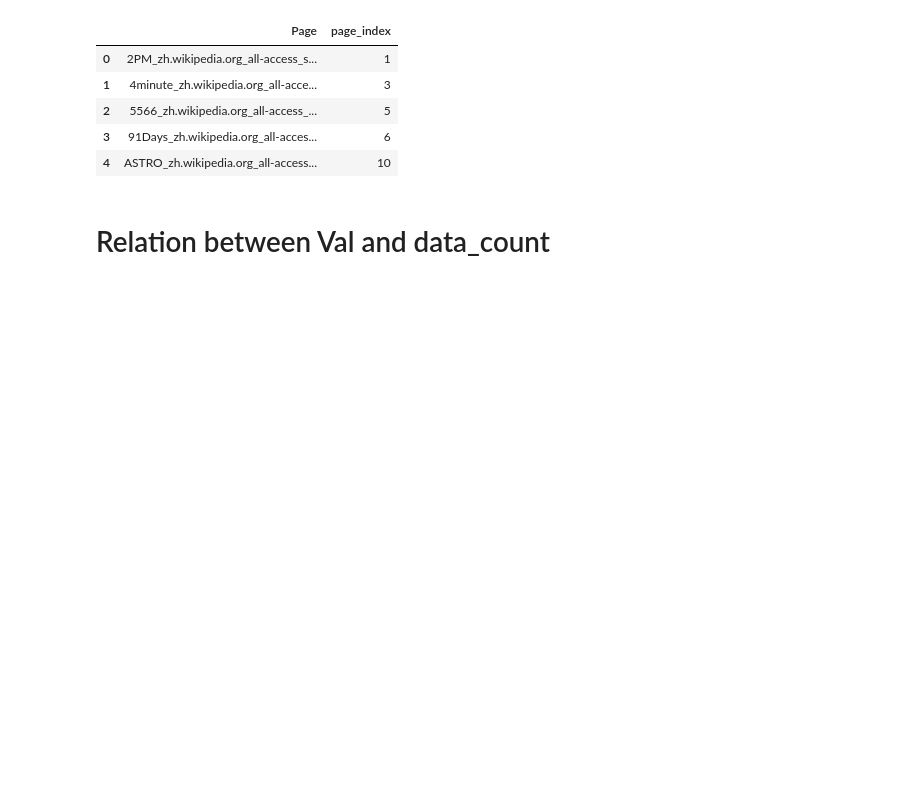
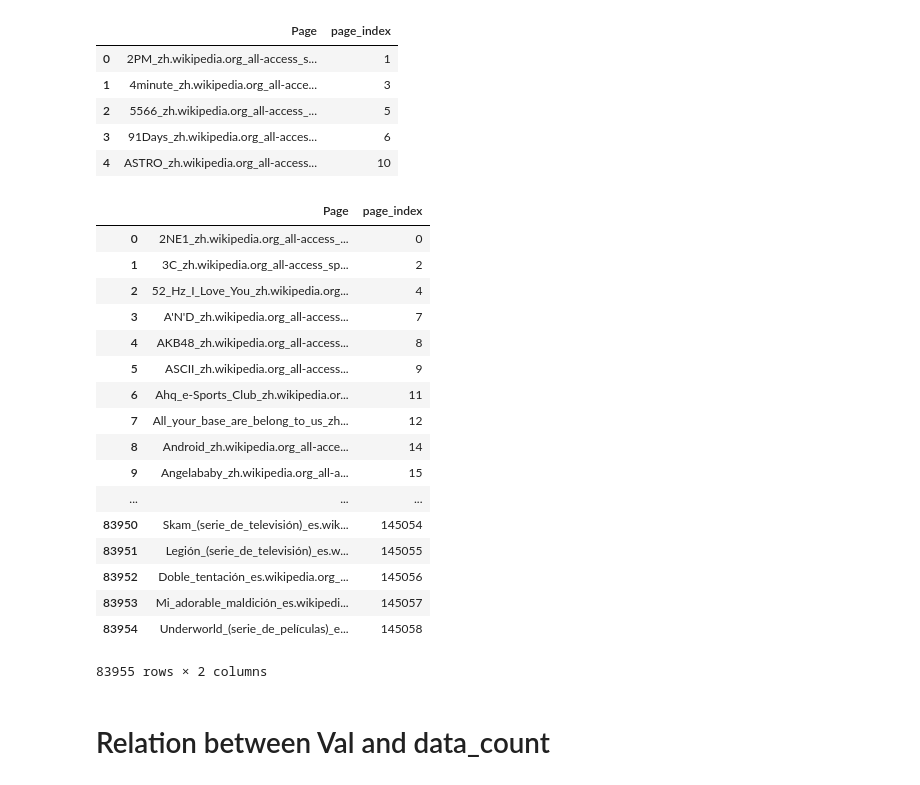
Before and after one commit to DBCerigo/kaggle-wiki, a Jupyter notebook: dbc/Median-v1-vs-Prophet-v2.6.ipynb, the cells around one changed output. Saved outputs shown, nothing was run; the diff lists cells and outputs as text; code cells hidden in the pictures; blank space fills up the shorter version.

```diff
--- a/dbc/Median-v1-vs-Prophet-v2.6.ipynb
+++ b/dbc/Median-v1-vs-Prophet-v2.6.ipynb
@@ -340,7 +340,28 @@ fin_df[fin_df['proph_better_than_median'] >0].reset_index()[['Page','page_index'
 | 3 | 91Days_zh.wikipedia.org_all-acces... | 6 |
 | 4 | ASTRO_zh.wikipedia.org_all-access... | 10 |
 # %%
-test = pd.read_feather(PROPHET_PATH+BLENDS_PATH+VERSION[:-1]+'-pages-of-'+VERSION[:-1]+'-and-'+'median'+'.f')
+test = pd.read_feather(PROPHET_PATH+BLENDS_PATH+'median'+'-pages-of-'+VERSION[:-1]+'-and-'+'median'+'.f')
+# %%
+test
+# %% [output]
+|  | Page | page_index |
+| 0 | 2NE1_zh.wikipedia.org_all-access_... | 0 |
+| 1 | 3C_zh.wikipedia.org_all-access_sp... | 2 |
+| 2 | 52_Hz_I_Love_You_zh.wikipedia.org... | 4 |
+| 3 | A'N'D_zh.wikipedia.org_all-access... | 7 |
+| 4 | AKB48_zh.wikipedia.org_all-access... | 8 |
+| 5 | ASCII_zh.wikipedia.org_all-access... | 9 |
+| 6 | Ahq_e-Sports_Club_zh.wikipedia.or... | 11 |
+| 7 | All_your_base_are_belong_to_us_zh... | 12 |
+| 8 | Android_zh.wikipedia.org_all-acce... | 14 |
+| 9 | Angelababy_zh.wikipedia.org_all-a... | 15 |
+| ... | ... | ... |
+| 83950 | Skam_(serie_de_televisión)_es.wik... | 145054 |
+| 83951 | Legión_(serie_de_televisión)_es.w... | 145055 |
+| 83952 | Doble_tentación_es.wikipedia.org_... | 145056 |
+| 83953 | Mi_adorable_maldición_es.wikipedi... | 145057 |
+| 83954 | Underworld_(serie_de_películas)_e... | 145058 |
+83955 rows × 2 columns
 # %% [markdown]
 # Relation between Val and data_count
 # %%
```
Also changed, not shown: 2 other files.
